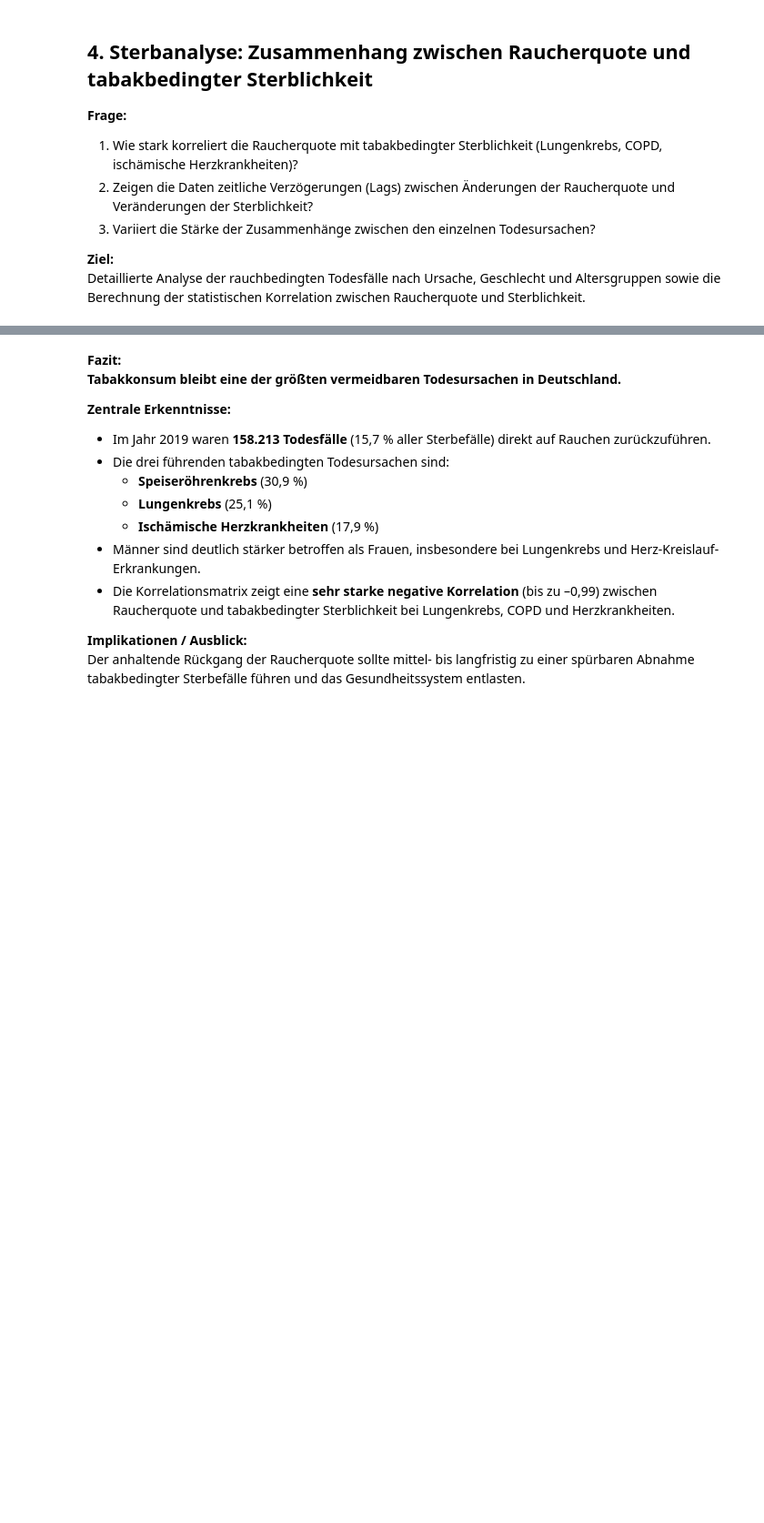
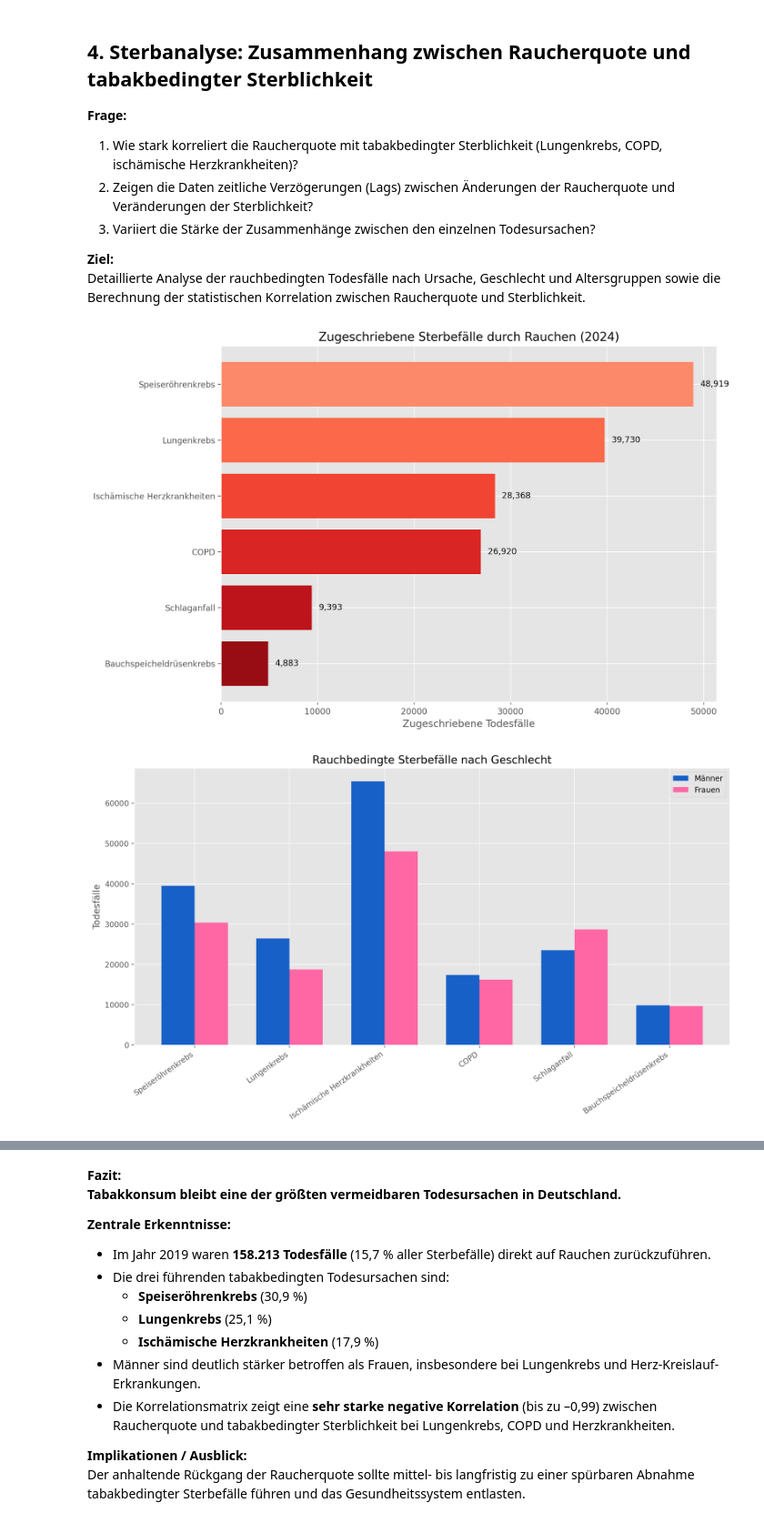
Before and after one commit to evda1011/Informprojekt_SoSe2026, a Jupyter notebook: Performance_Final.ipynb, the cells around one changed output, grey strips where cells are left out. Shown at 91% size. Cells and saved outputs as stored; diff of their text form; code cells hidden in the pictures; blank space fills up the shorter version.

```diff
--- a/Performance_Final.ipynb
+++ b/Performance_Final.ipynb
@@ -85,10 +216,14 @@ Besonders deutliche Preisanstiege sind nach den mehrfachen Tabaksteuererhöhunge
 **Ziel:**
 Detaillierte Analyse der rauchbedingten Todesfälle nach Ursache, Geschlecht und Altersgruppen sowie die Berechnung der statistischen Korrelation zwischen Raucherquote und Sterblichkeit.
 # %%
+import os
 from IPython.display import Image, display
 
-# Hauptanalyse der Sterblichkeit
-display(Image("attachments/04_Gesamtanalyse_Rauchbedingte_Sterblichkeit.png", width=1000))
+folder_path = '__Sterblichkeit__/Grafen/'
+graphs = sorted([f for f in os.listdir(folder_path) if f.endswith('.png')])
 
-# Korrelationsmatrix
-display(Image("attachments/05_Korrelationsmatrix.png", width=820))
+for graph in graphs:
+    display(Image(filename=os.path.join(folder_path, graph)))
+# %% [output]
+[figure, added]
+[figure, added]
```
Also changed, not shown: parts of 39 cells of this notebook, 2 other files.
